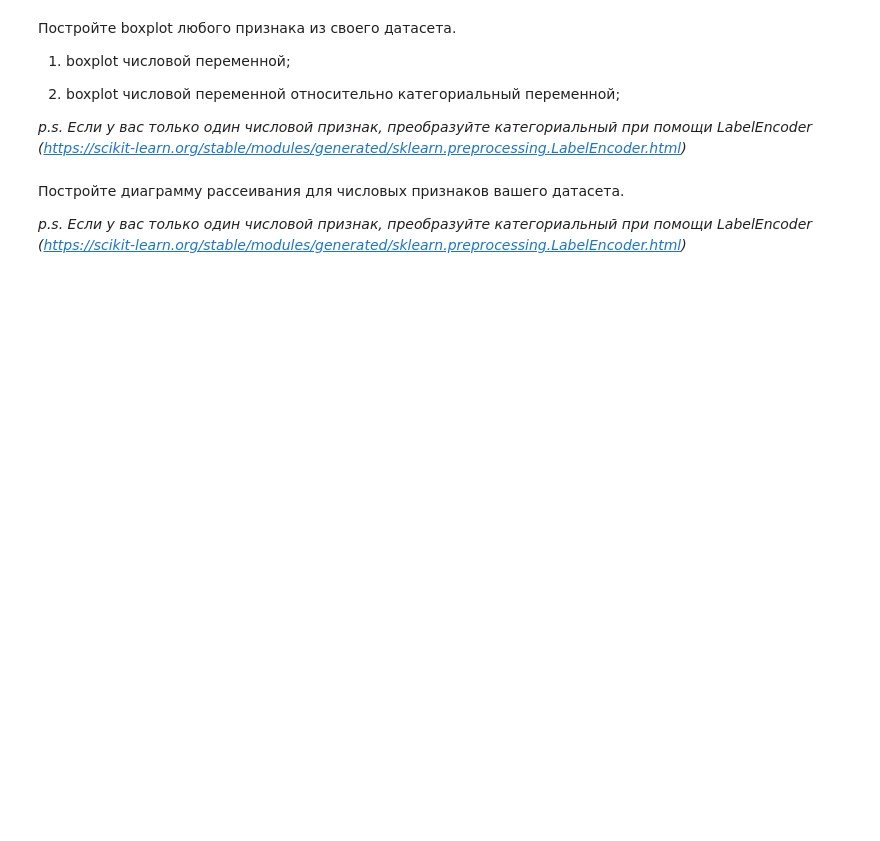
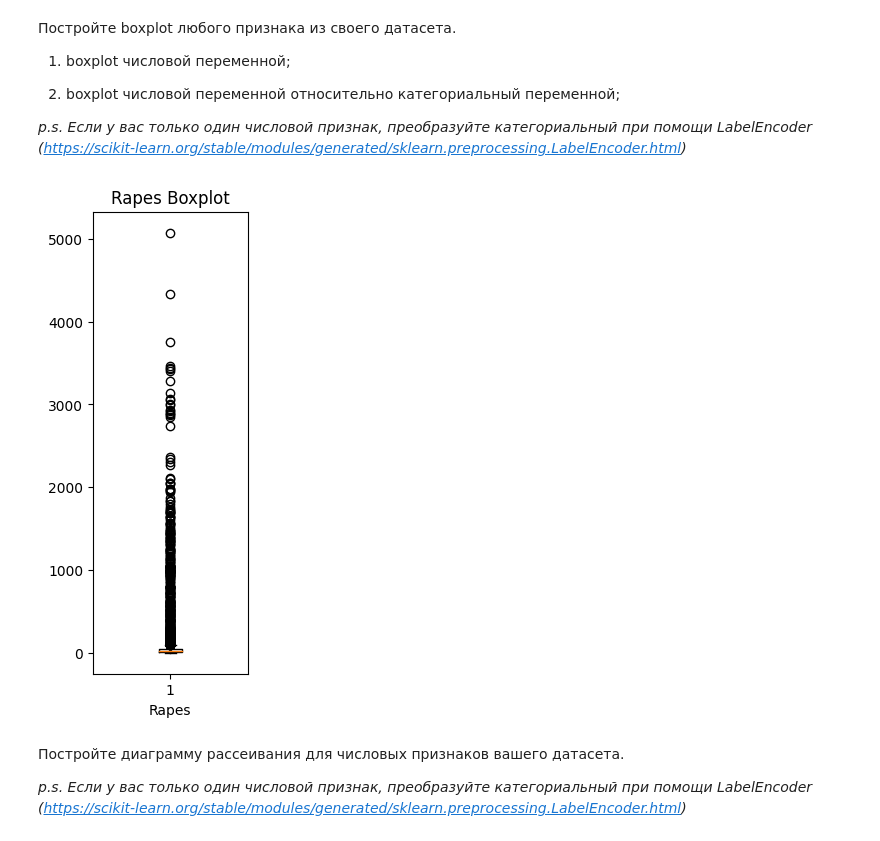
Before and after one commit to YLysov0017/Pproject, a Jupyter notebook: ML_lab2.ipynb, the cells around one changed output. Cells and saved outputs as stored; diff of their text form; code cells hidden in the pictures; blank space fills up the shorter version.

```diff
--- a/ML_lab2.ipynb
+++ b/ML_lab2.ipynb
@@ -101,3 +156,11 @@ Example: видим, что среднее и отклонение различ
+# %%
+plt.figure(figsize=(2, 6))
+plt.boxplot(df['Rape'])
+plt.title('Rapes Boxplot')
+plt.xlabel('Rapes')
+plt.show()
+# %% [output]
+[figure, added]
 # %% [markdown]
 Постройте диаграмму рассеивания для числовых признаков вашего датасета.
 
```
Also changed, not shown: parts of 25 cells of this notebook.
